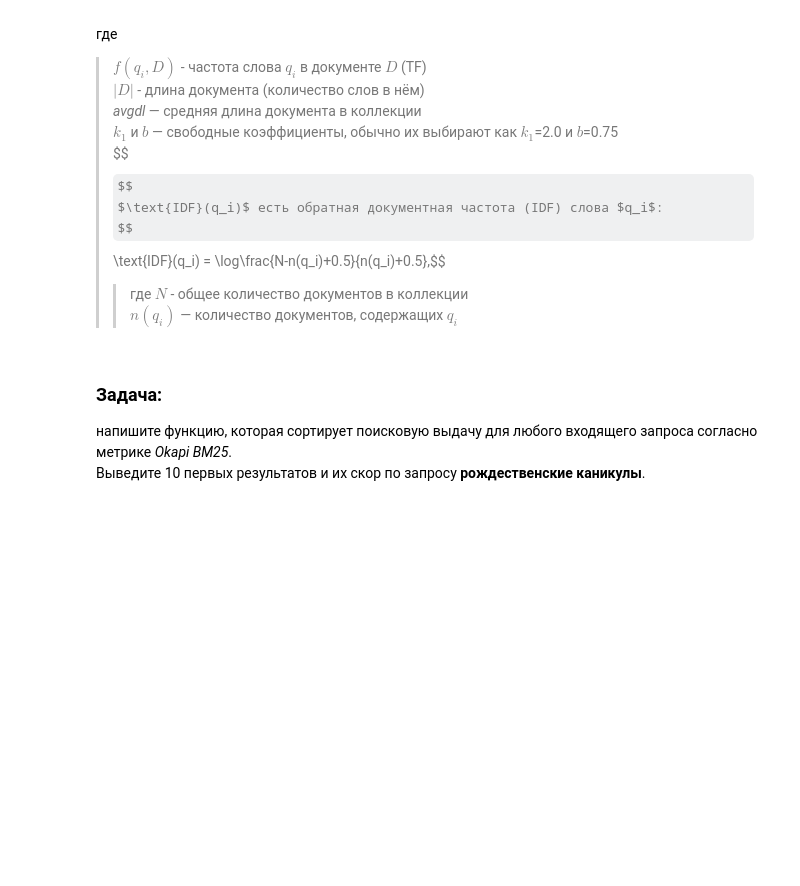
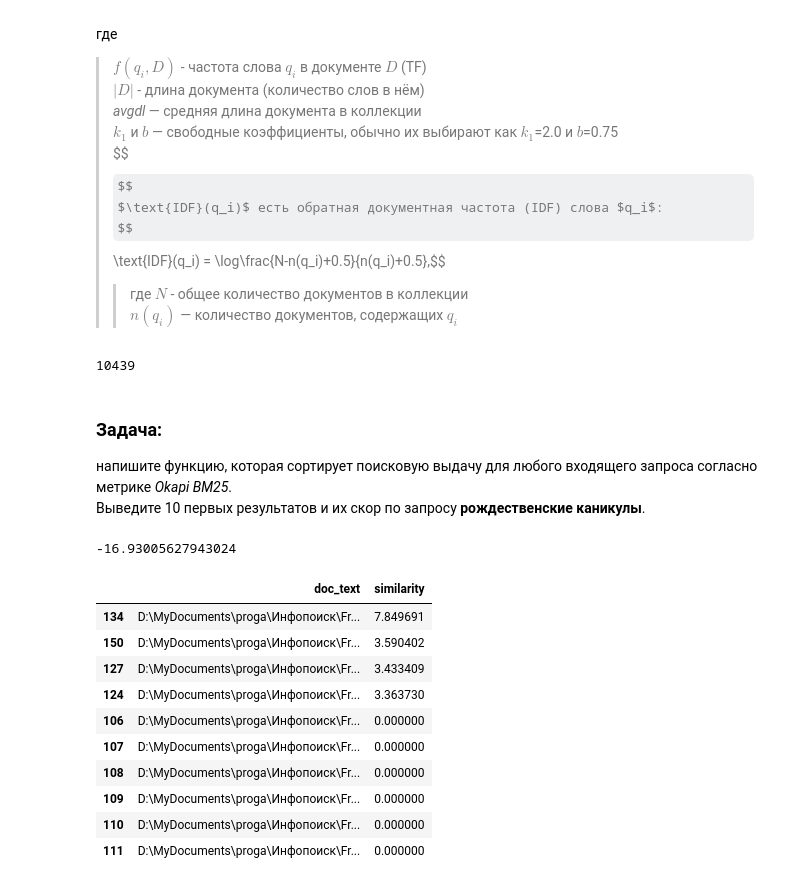
Before and after one commit to Pandaklez/IR_2018, a Jupyter notebook: Klezovich_sem1_Индекс.ipynb, the cells around one changed output. Saved outputs shown, nothing was run; the diff lists cells and outputs as text; code cells hidden in the pictures; some formulas as TeX source; blank space fills up the shorter version.

```diff
--- a/Klezovich_sem1_Индекс.ipynb
+++ b/Klezovich_sem1_Индекс.ipynb
@@ -600,33 +600,79 @@ from math import log
 
 k1 = 2.0
 b = 0.75
+av = []
+for element in list(norm_texts.values()):
+    av.append(len(element))
+avgdl = round(sum(av) / len(av))
+N = len(norm_texts)
 
 def score_BM25(qf, dl, avgdl, k1, b, N, n) -> float:
     """
     Compute similarity score between search query and documents from collection
     :return: score
     """
-    idf = log((N - ) / ())
+    score = log((N - n + 0.5)/(n + 0.5)) * (k1 + 1) * qf / (qf + k1 * (1 - b + b * (dl / avgdl)))
 
-    return
+    return score
+# %%
+avgdl
+# %% [output]
+10439
 # %% [markdown]
 ### __Задача__:
 напишите функцию, которая сортирует поисковую выдачу для любого входящего запроса согласно метрике *Okapi BM25*.
 Выведите 10 первых результатов и их скор по запросу **рождественские каникулы**.
 # %%
-def compute_sim() -> float:
+def compute_sim(query, inv_ind, document) -> float:
     """
     Compute similarity score between search query and documents from collection
     :return: score
     """
-    return
+    if query in inv_ind.keys():
+        n = len(inv_ind[query])
+    else:
+        n = 0
+    qf = document.count(query)
+    dl = len(document)
+    score = score_BM25(qf, dl, avgdl, k1, b, N, n)
+    return score
 
 
-def get_search_result() -> list:
+def get_search_result(query, inv_ind, doc_texts) -> list:
     """
     Compute sim score between search query and all documents in collection
     Collect as pair (doc_id, score)
     :param query: input text
     :return: list of lists with (doc_id, score)
     """
-    return
+    lemmas_query = query.split(" ")
+    result = []
+    i = 0
+    for document in list(doc_texts.values()):
+        similar = 0
+        for el in lemmas_query:
+            similar += compute_sim(el, inv_ind, document)
+        doc_ind = [k for k,v in doc_texts.items() if v == document][0]
+        result.append((doc_ind, similar))
+        i += 1
+
+    res = pd.DataFrame(result, columns=['doc_text','similarity'])
+    return res.sort_values('similarity', ascending=False)
+# %%
+compute_sim('ты', inv_ind, list(norm_texts.values())[16])
+# %% [output]
+-16.93005627943024
+# %%
+get_search_result('рождественские каникулы', inv_ind, norm_texts)[:10]
+# %% [output]
+|  | doc_text | similarity |
+| 134 | D:\MyDocuments\proga\Инфопоиск\Fr... | 7.849691 |
+| 150 | D:\MyDocuments\proga\Инфопоиск\Fr... | 3.590402 |
+| 127 | D:\MyDocuments\proga\Инфопоиск\Fr... | 3.433409 |
+| 124 | D:\MyDocuments\proga\Инфопоиск\Fr... | 3.363730 |
+| 106 | D:\MyDocuments\proga\Инфопоиск\Fr... | 0.000000 |
+| 107 | D:\MyDocuments\proga\Инфопоиск\Fr... | 0.000000 |
+| 108 | D:\MyDocuments\proga\Инфопоиск\Fr... | 0.000000 |
+| 109 | D:\MyDocuments\proga\Инфопоиск\Fr... | 0.000000 |
+| 110 | D:\MyDocuments\proga\Инфопоиск\Fr... | 0.000000 |
+| 111 | D:\MyDocuments\proga\Инфопоиск\Fr... | 0.000000 |
```
Also changed, not shown: parts of 6 cells of this notebook.
